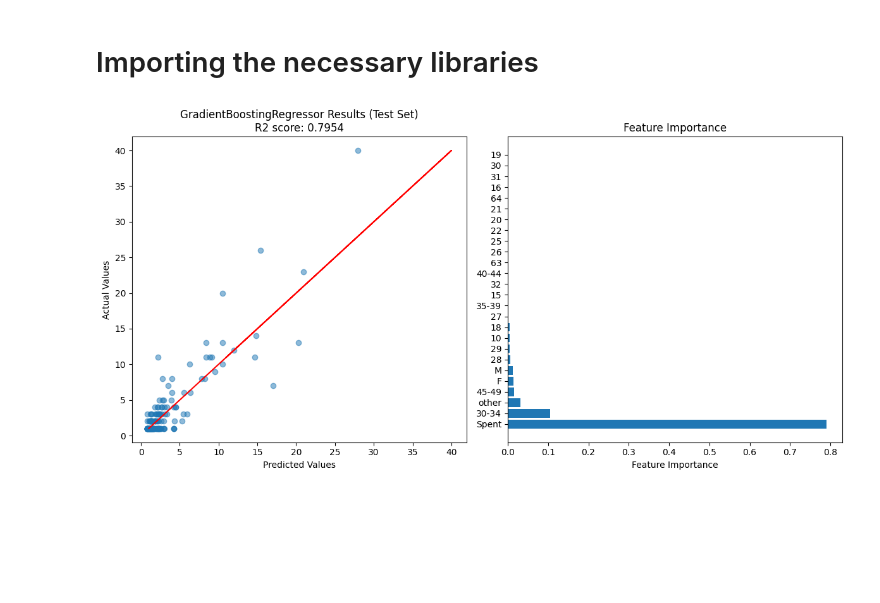
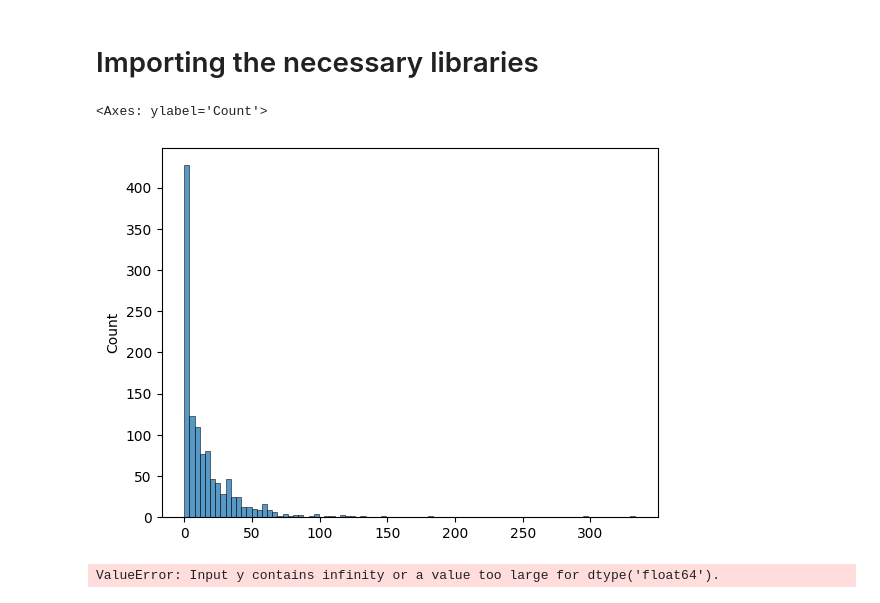
Before and after one commit to haitranduc4270/Sales-Conversion-Optimization-Project, a Jupyter notebook: notebooks/application.ipynb, the cells around one changed output. Cells and saved outputs as stored; diff of their text form; code cells hidden in the pictures; blank space fills up the shorter version.

```diff
--- a/notebooks/application.ipynb
+++ b/notebooks/application.ipynb
@@ -54,40 +64,60 @@ df_dummies[boolean_columns] = df_dummies[boolean_columns].astype(int)
 df = pd.concat([df, df_dummies], axis=1)
 # %%
 df2 = df.drop(['age', 'gender', 'xyz_campaign_id', 'fb_campaign_id', 'interest', 'pareto_interest'], axis=1).set_index('ad_id')
+# %%
+sns.histplot(df2['Spent'] / df2['Total_Conversion'])
+# %% [output]
+<Axes: ylabel='Count'>
+[figure, added]
 # %%
-# Prepare the data
-X = df2.drop(['Total_Conversion', 'Approved_Conversion', 'conv1', 'conv2', 'Impressions', 'Clicks'], axis=1)
-Y = df2[['Total_Conversion']]
+from sklearn.metrics import r2_score, mean_absolute_percentage_error
+import matplotlib.pyplot as plt
 
-# Perform train-test split
+# Chuẩn hóa cột 'Spent' bằng Min-Max Scaling
+from sklearn.preprocessing import MinMaxScaler
+scaler = MinMaxScaler()
+df2['Spent'] = scaler.fit_transform(df2[['Spent']])
+df2['ROI'] = (df2['Spent'] / df2['Total_Conversion']).fillna(0)
+
+
+# Chuẩn bị dữ liệu
+X = df2.drop(['Total_Conversion', 'Approved_Conversion', 'conv1', 'conv2', 'Impressions', 'Clicks', 'ROI'], axis=1)
+Y = df2[['ROI']]
+
+# Chia dữ liệu thành train-test
+from sklearn.model_selection import train_test_split
 X_train, X_test, Y_train, Y_test = train_test_split(X, Y, test_size=0.2, random_state=42)
 
-# Train the XGBoost regression model
+# Huấn luyện mô hình Gradient Boosting Regressor
+from sklearn.ensemble import GradientBoostingRegressor
 model = GradientBoostingRegressor()
-model.fit(X_train, Y_train)
+model.fit(X_train, Y_train.values.ravel())  # .ravel() để chuyển Y từ 2D thành 1D
 
-# Calculate R2 score for the training set
+# Tính toán R2 score và MAPE cho tập huấn luyện
 Y_train_pred = model.predict(X_train)
-r2_train = r2_score(Y_train, Y_train_pred)
 
-# Calculate R2 score for the test set
+# Tính toán R2 score và MAPE cho tập kiểm tra
 Y_test_pred = model.predict(X_test)
 r2_test = r2_score(Y_test, Y_test_pred)
+mape_test = mean_absolute_percentage_error(Y_test, Y_test_pred)
 
-# Plot the predicted values vs. actual values and feature importance
+print(f"R2 Score for Test Set: {r2_test:.4f}")
+print(f"MAPE for Test Set: {mape_test:.4f}")
+
+# Vẽ đồ thị kết quả và tầm quan trọng của đặc trưng
 fig, ax = plt.subplots(1, 2, figsize=(12, 6))
 
-# Plot predicted vs. actual values for the test set
+# Đồ thị giá trị dự đoán vs giá trị thực tế cho tập kiểm tra
 ax[0].scatter(Y_test_pred, Y_test, alpha=0.5)
 ax[0].plot(Y_test, Y_test, color='red')
 ax[0].set_xlabel('Predicted Values')
 ax[0].set_ylabel('Actual Values')
-ax[0].set_title(f'GradientBoostingRegressor Results (Test Set)\nR2 score: {r2_test:.4f}')
+ax[0].set_title(f'GradientBoostingRegressor Results (Test Set)\nR2 score: {r2_test:.4f}\nMAPE: {mape_test:.4f}')
 
-# Plot feature importance
+# Vẽ biểu đồ tầm quan trọng của đặc trưng
 feature_importance = model.feature_importances_
-sorted_indices = feature_importance.argsort()[::-1]  # Sort feature indices in descending order
-sorted_features = X.columns[sorted_indices]  # Sort feature names based on indices
+sorted_indices = feature_importance.argsort()[::-1]  # Sắp xếp giảm dần theo độ quan trọng
+sorted_features = X.columns[sorted_indices]          # Lấy tên đặc trưng dựa trên chỉ số
 
 ax[1].barh(range(len(feature_importance)), feature_importance[sorted_indices])
 ax[1].set_yticks(range(len(feature_importance)))
@@ -98,7 +128,7 @@ ax[1].set_title('Feature Importance')
 plt.tight_layout()
 plt.show()
 # %% [output]
-[figure, removed]
+ValueError: Input y contains infinity or a value too large for dtype('float64').
 # %%
 combinations = []
 
```
Also changed, not shown: parts of 4 cells of this notebook, 20 other files.
